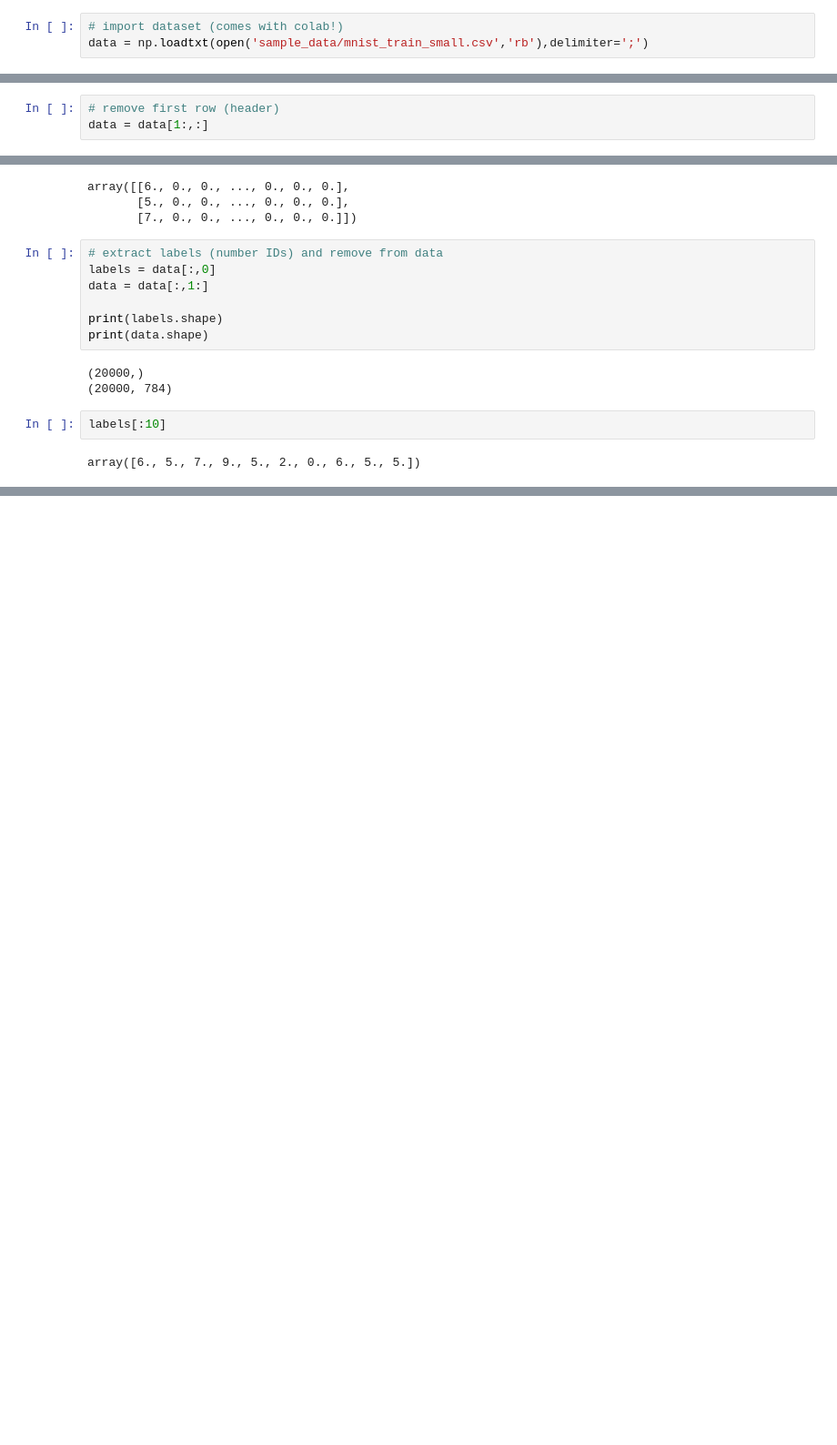
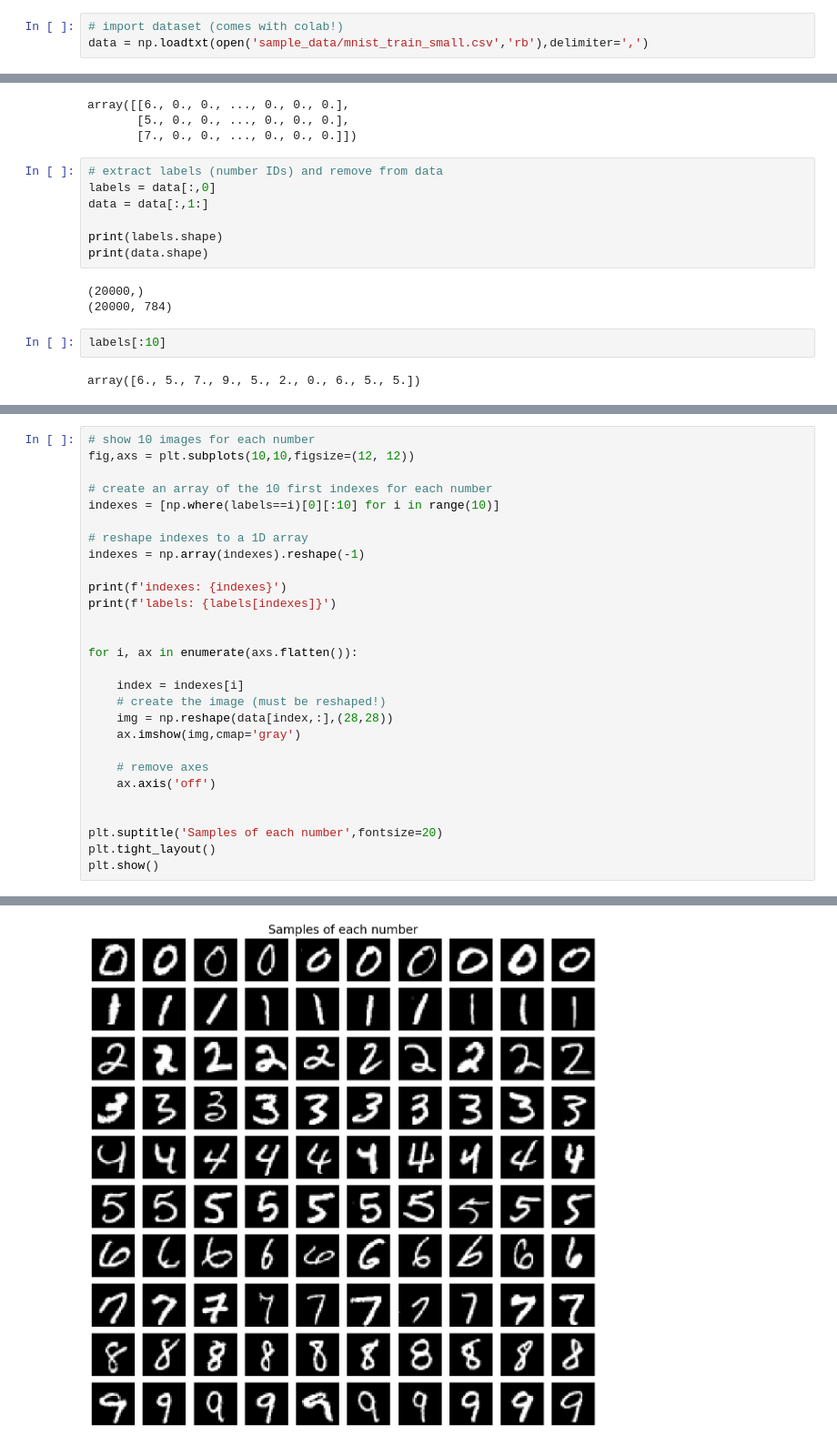
Before and after one commit to marzzelo/DeepUnderstandingOfDeepLearning, a Jupyter notebook: FFN/DUDL_FFN_aboutMNIST.ipynb, the cells around one changed output, grey strips where cells are left out. Shown: that part at 91% size. Drawn from its saved outputs; the diff is of its cells as text; blank space fills up the shorter version.

```diff
--- a/FFN/DUDL_FFN_aboutMNIST.ipynb
+++ b/FFN/DUDL_FFN_aboutMNIST.ipynb
@@ -12,7 +12,7 @@ import matplotlib_inline.backend_inline
 matplotlib_inline.backend_inline.set_matplotlib_formats('png')
 # %%
 # import dataset (comes with colab!)
-data = np.loadtxt(open('sample_data/mnist_train_small.csv','rb'),delimiter=';')
+data = np.loadtxt(open('sample_data/mnist_train_small.csv','rb'),delimiter=',')
 # %%
 # shape of the data matrix
 data.shape
@@ -21,6 +21,3 @@ data.shape
-# %%
-# remove first row (header)
-data = data[1:,:]
 # %%
 data[:3,:]
 # %% [output]
@@ -43,0 +45,29 @@ array([6., 5., 7., 9., 5., 2., 0., 6., 5., 5.])
+# %%
+# show 10 images for each number
+fig,axs = plt.subplots(10,10,figsize=(12, 12))
+
+# create an array of the 10 first indexes for each number
+indexes = [np.where(labels==i)[0][:10] for i in range(10)]
+
+# reshape indexes to a 1D array
+indexes = np.array(indexes).reshape(-1)
+
+print(f'indexes: {indexes}')
+print(f'labels: {labels[indexes]}')
+
+
+for i, ax in enumerate(axs.flatten()):
+
+    index = indexes[i]
+    # create the image (must be reshaped!)
+    img = np.reshape(data[index,:],(28,28))
+    ax.imshow(img,cmap='gray')
+
+    # remove axes
+    ax.axis('off')
+
+
+plt.suptitle('Samples of each number',fontsize=20)
+plt.tight_layout()
+plt.show()
+# %% [output]
@@ -44 +85,2 @@ array([6., 5., 7., 9., 5., 2., 0., 6., 5., 5.])
+[figure, added]
 # %%
```
Also changed, not shown: parts of 8 cells of this notebook, 3 other files.
